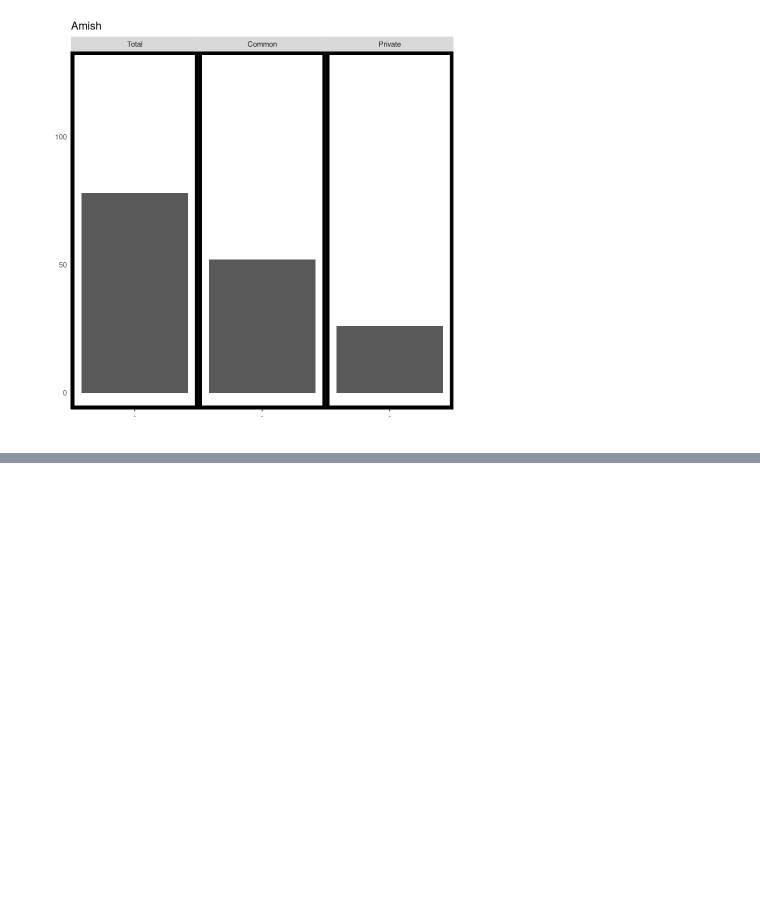
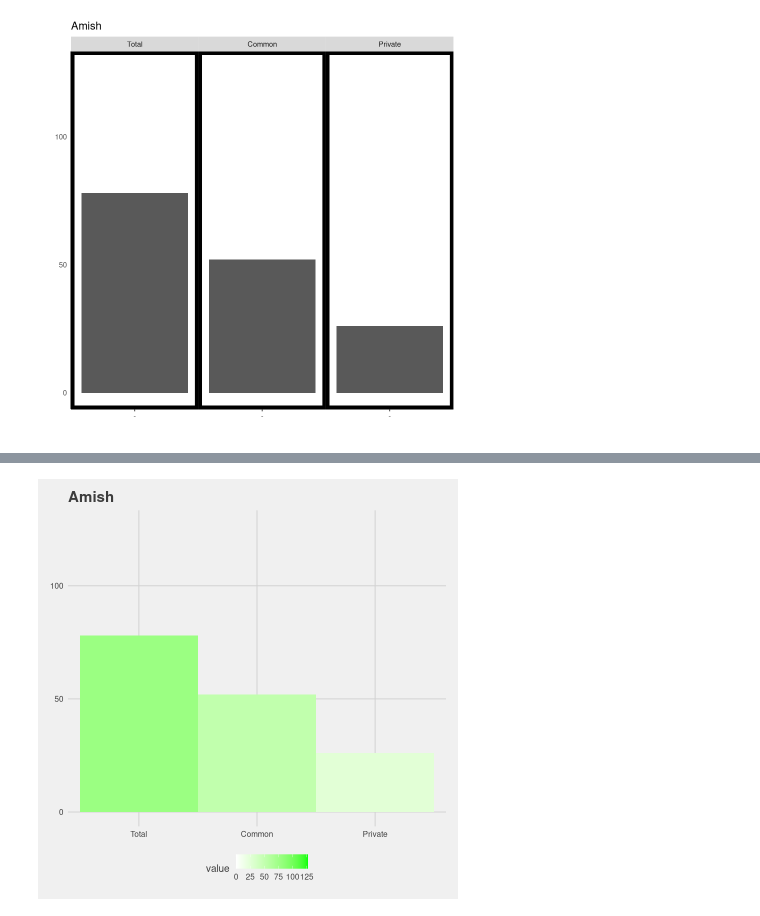
Before and after one commit to bioinfo-hcpa/pynoma, a Jupyter notebook: notebooks/barcharts.ipynb, the cells around one changed output, grey strips where cells are left out. Drawn from its saved outputs; the diff is of its cells as text; code cells hidden in the pictures; blank space fills up the shorter version.

```diff
--- a/notebooks/barcharts.ipynb
+++ b/notebooks/barcharts.ipynb
@@ -156,0 +238,12 @@ ggplot(data=bp, aes(x=facet,y=value)) +
+# %%
+ggplot(data=bp, aes(x=legend,y=value)) +
+    geom_bar(stat="identity", width=1, aes(fill=value))+
+    scale_fill_gradient2(limits=c(0,num_unique_vars), low='snow', high='green')+
+    xlab("") +
+    ylab("") +
+    ylim(0,num_unique_vars) +
+    ggtitle("Amish")+
+    scale_color_fivethirtyeight("cyl") +
+    theme_fivethirtyeight()
+# %% [output]
+[figure, added]
```
Also changed, not shown: parts of 21 cells of this notebook.
